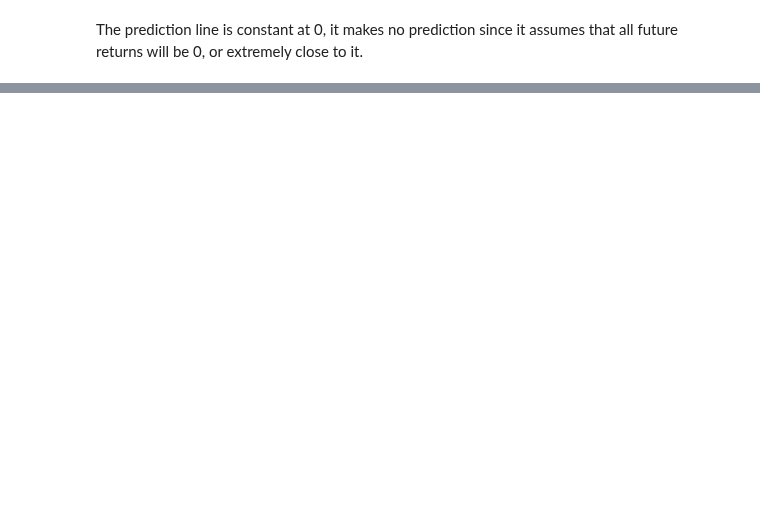
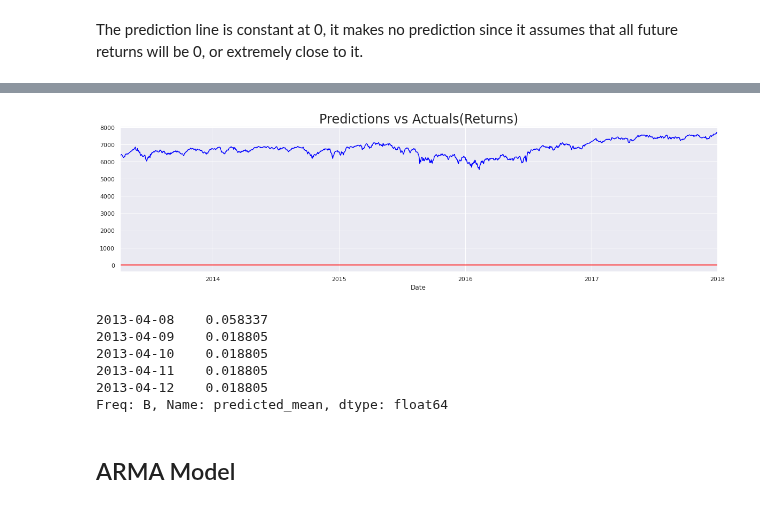
Before and after one commit to Priyo-prog/Time-series-analysis, a Jupyter notebook: Forecasting/the_forecasting.ipynb, the cells around one changed output, grey strips where cells are left out. Drawn from its saved outputs; the diff is of its cells as text; code cells hidden in the pictures; blank space fills up the shorter version.

```diff
--- a/Forecasting/the_forecasting.ipynb
+++ b/Forecasting/the_forecasting.ipynb
@@ -230,0 +236,20 @@ The prediction line is constant at 0, it makes no prediction since it assumes th
+# %%
+df_ret_pred_ma = results_ret_ma.predict(start=start_date, end=end_date)
+
+df_ret_pred_ma[start_date:end_date].plot(figsize=(20,5), color="red")
+df_test.ftse[start_date:end_date].plot(color="blue")
+plt.title("Predictions vs Actuals(Returns)", size=24)
+plt.show()
+# %% [output]
+[figure, added]
+# %%
+df_ret_pred_ma.head()
+# %% [output]
+2013-04-08    0.058337
+2013-04-09    0.018805
+2013-04-10    0.018805
+2013-04-11    0.018805
+2013-04-12    0.018805
+Freq: B, Name: predicted_mean, dtype: float64
+# %% [markdown]
+## ARMA Model
```
Also changed, not shown: parts of 13 cells of this notebook.
